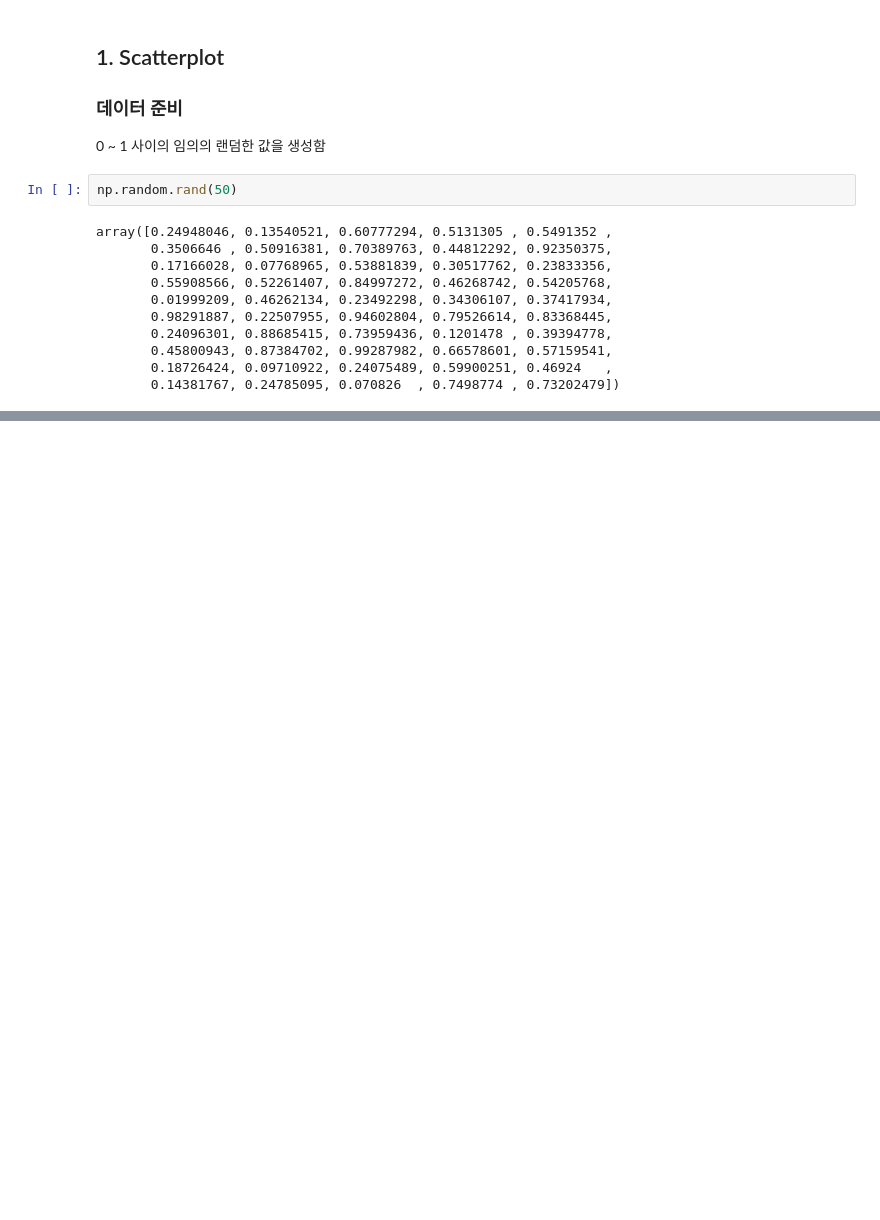
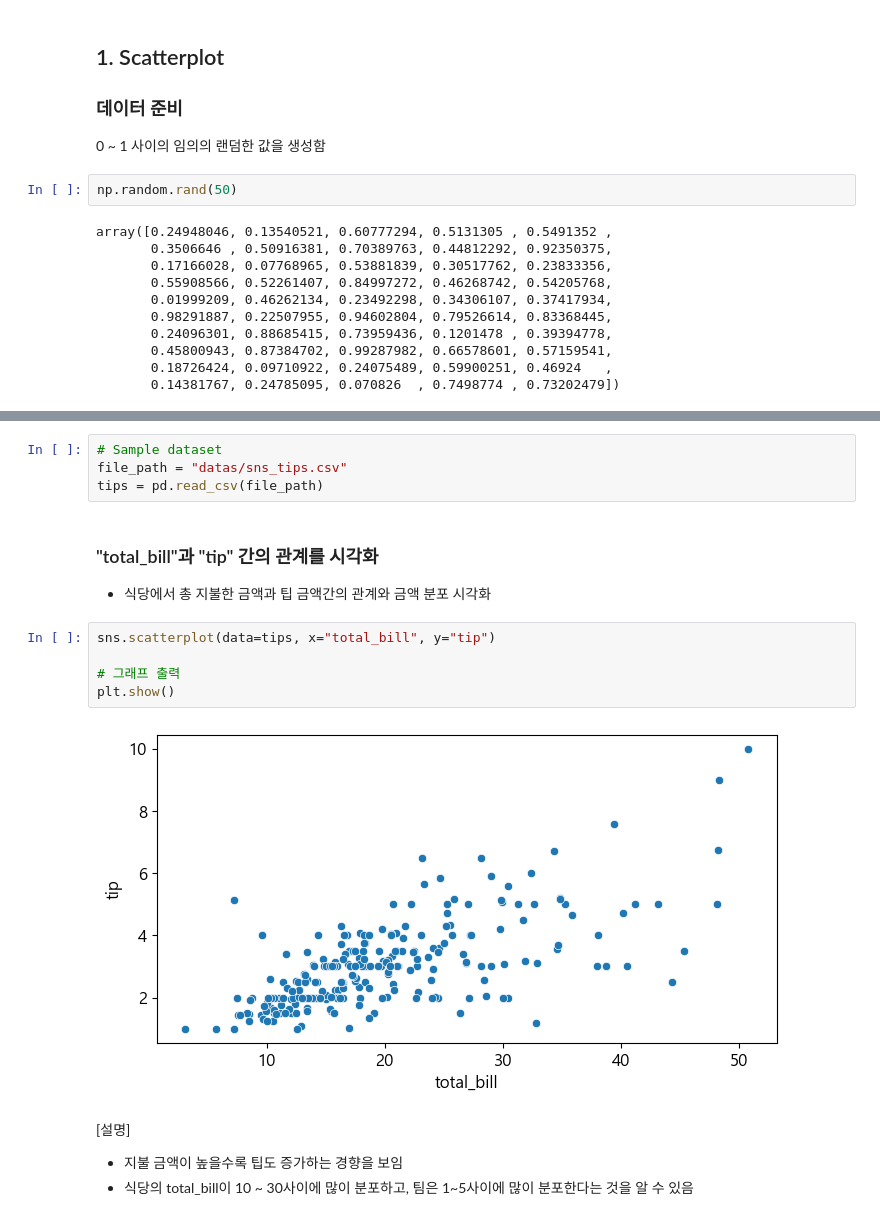
Before and after one commit to leenapark/data_analysis, a Jupyter notebook: visualization_ex/2-1[실습].ipynb, the cells around one changed output, grey strips where cells are left out. Drawn from its saved outputs; the diff is of its cells as text; blank space fills up the shorter version.

```diff
--- a/visualization_ex/2-1[실습].ipynb
+++ b/visualization_ex/2-1[실습].ipynb
@@ -467,0 +510,19 @@ array([0.24948046, 0.13540521, 0.60777294, 0.5131305 , 0.5491352 ,
+# %%
+# Sample dataset
+file_path = "datas/sns_tips.csv"
+tips = pd.read_csv(file_path)
+# %% [markdown]
+### "total_bill"과 "tip" 간의 관계를 시각화
+- 식당에서 총 지불한 금액과 팁 금액간의 관계와 금액 분포 시각화
+# %%
+sns.scatterplot(data=tips, x="total_bill", y="tip")
+
+# 그래프 출력
+plt.show()
+# %% [output]
+[figure, added]
+# %% [markdown]
+[설명]
+
+- 지불 금액이 높을수록 팁도 증가하는 경향을 보임
+- 식당의 total_bill이 10 ~ 30사이에 많이 분포하고, 팀은 1~5사이에 많이 분포한다는 것을 알 수 있음
```
Also changed, not shown: parts of 111 cells of this notebook, 8 other files.
